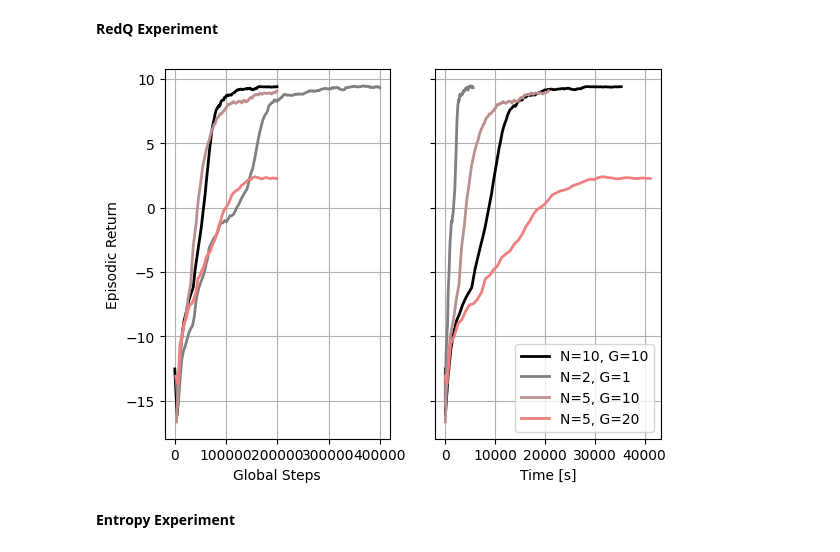
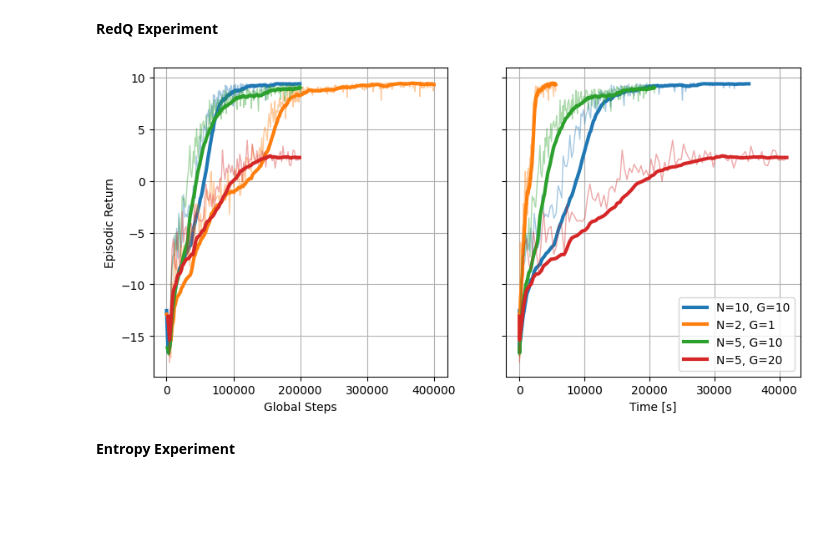
Before and after one commit to richard-be/RL-Hockey, a Jupyter notebook: src/sac/viz.ipynb, the cells around one changed output. Cells and saved outputs as stored; diff of their text form; code cells hidden in the pictures; blank space fills up the shorter version.

```diff
--- a/src/sac/viz.ipynb
+++ b/src/sac/viz.ipynb
@@ -105,36 +105,46 @@ for file in event_files:
                     "path": file,
                     'tag': v.tag,
                     'step': e.step,
                     'value': v.simple_value
                 })
-
+tab10 = plt.get_cmap('tab10')
 df = pd.DataFrame(all_data)
 dfs_res = []
 x_labels = ["Global Steps", "Time [s]"]
 line_labels = ["N=10, G=10", "N=2, G=1", "N=5, G=10", "N=5, G=20"]
 for tag in ["charts/episodic_return", "charts/time_return"]:
     df_filtered = df[df['tag'] == tag]
     df_filtered = df_filtered[["path", "step", "value"]]
     df_filtered["path"] = df_filtered["path"].str.slice(28, 50)
     df_filtered["value_smooth"] = (
         df_filtered.groupby("path")["value"]
         .rolling(window=int(1e3), min_periods=int(1))
         .mean()
         .reset_index(level=0, drop=True)
     )
+    df_filtered["value_semi_smooth"] = (
+    df_filtered.groupby("path")["value"]
+    .rolling(window=int(5e1), min_periods=int(1))
+    .mean()
+    .reset_index(level=0, drop=True)
+    )
+
+
+
     df_filtered["group key"] = df_filtered["path"]
-    df_downsampled = df_filtered.iloc[::100, :]
+    df_downsampled = df_filtered.iloc[::50, :]
     dfs_res.append(df_downsampled)
 fig, ax = plt.subplots(ncols=2, sharey=True)
-colors = ["black", "gray", "rosybrown", "lightcoral", "firebrick", "red", "peru", "darkorange", "goldenrod", "palegoldenrod", "yellow", "olive", "greenyellow", "darkseagreen", "turquoise", "teal", "indigo"]
+fig.set_figwidth(10)
 ax[0].set_ylabel("Episodic Return")
 for i in range(2):
     for index, g in enumerate(dfs_res[i].groupby("group key")):
-        ax[i].plot(g[1]["step"], g[1]["value_smooth"], label=line_labels[index], color=colors[index], linewidth=2)
+        ax[i].plot(g[1]["step"], g[1]["value_smooth"], label=line_labels[index], color=tab10(index), linewidth=3)
+        ax[i].plot(g[1]["step"], g[1]["value_semi_smooth"], linewidth=1, color=tab10(index), alpha=0.4)
         ax[i].set_xlabel(x_labels[i])
         ax[i].grid(True)
 plt.legend()
 plt.show()
 # %% [output]
-[figure, old version]
+[figure, new version]
 # %%
```
Also changed, not shown: parts of 6 cells of this notebook, 43 other files.
